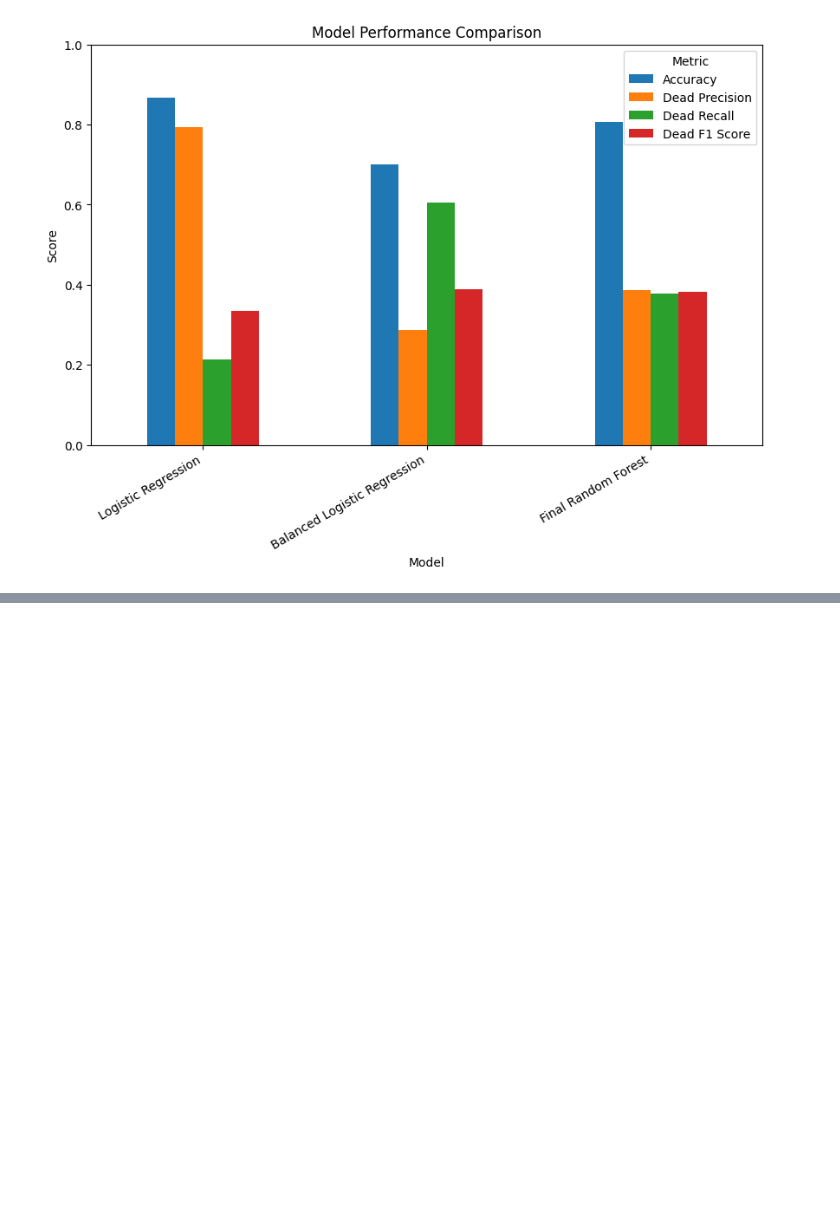
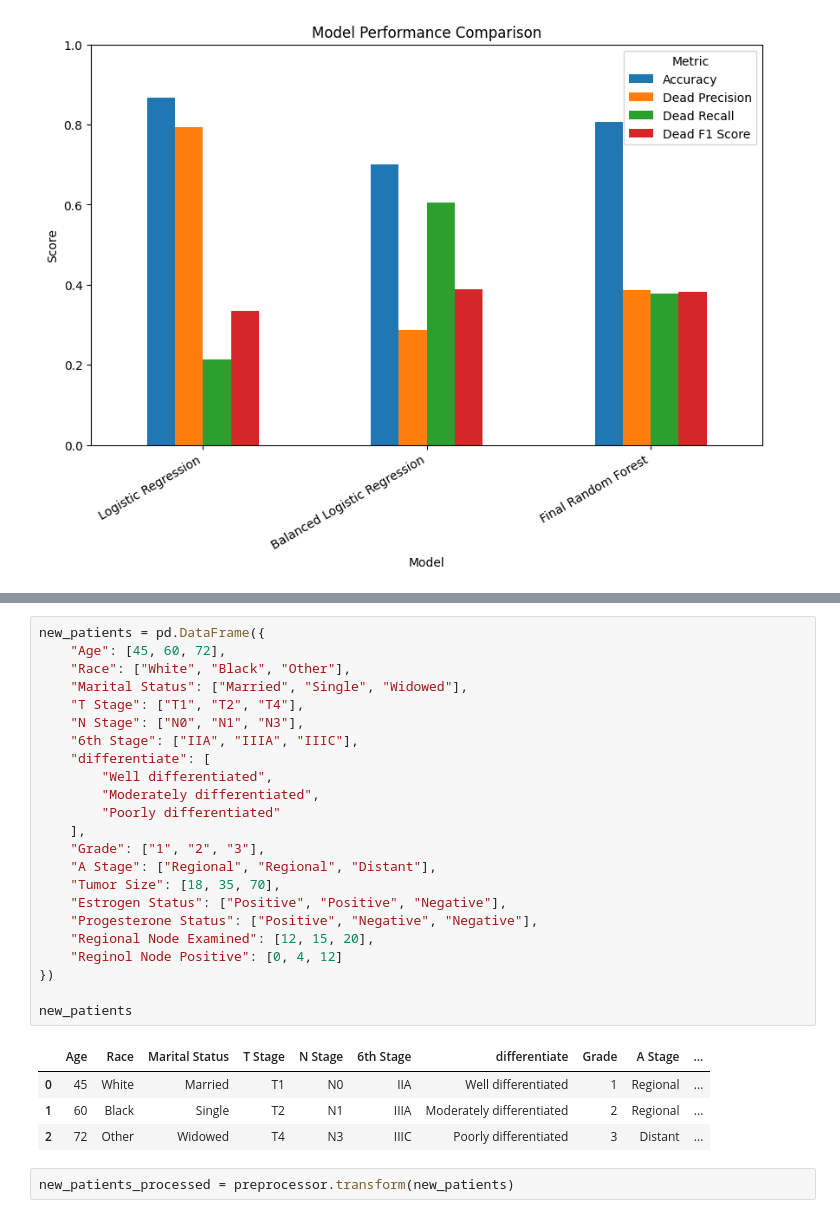
Before and after one commit to mohammadSous/breast-cancer-survival-prediction, a Jupyter notebook: main.ipynb, the cells around one changed output, grey strips where cells are left out. Saved outputs shown, nothing was run; the diff lists cells and outputs as text; blank space fills up the shorter version.

```diff
--- a/main.ipynb
+++ b/main.ipynb
@@ -761,0 +774,30 @@ plt.show()
+# %%
+new_patients = pd.DataFrame({
+    "Age": [45, 60, 72],
+    "Race": ["White", "Black", "Other"],
+    "Marital Status": ["Married", "Single", "Widowed"],
+    "T Stage": ["T1", "T2", "T4"],
+    "N Stage": ["N0", "N1", "N3"],
+    "6th Stage": ["IIA", "IIIA", "IIIC"],
+    "differentiate": [
+        "Well differentiated",
+        "Moderately differentiated",
+        "Poorly differentiated"
+    ],
+    "Grade": ["1", "2", "3"],
+    "A Stage": ["Regional", "Regional", "Distant"],
+    "Tumor Size": [18, 35, 70],
+    "Estrogen Status": ["Positive", "Positive", "Negative"],
+    "Progesterone Status": ["Positive", "Negative", "Negative"],
+    "Regional Node Examined": [12, 15, 20],
+    "Reginol Node Positive": [0, 4, 12]
+})
+
+new_patients
+# %% [output]
+|  | Age | Race | Marital Status | T Stage | N Stage | 6th Stage | differentiate | Grade | A Stage | ... |
+| 0 | 45 | White | Married | T1 | N0 | IIA | Well differentiated | 1 | Regional | ... |
+| 1 | 60 | Black | Single | T2 | N1 | IIIA | Moderately differentiated | 2 | Regional | ... |
+| 2 | 72 | Other | Widowed | T4 | N3 | IIIC | Poorly differentiated | 3 | Distant | ... |
+# %%
+new_patients_processed = preprocessor.transform(new_patients)
```
Also changed, not shown: parts of 5 cells of this notebook.
